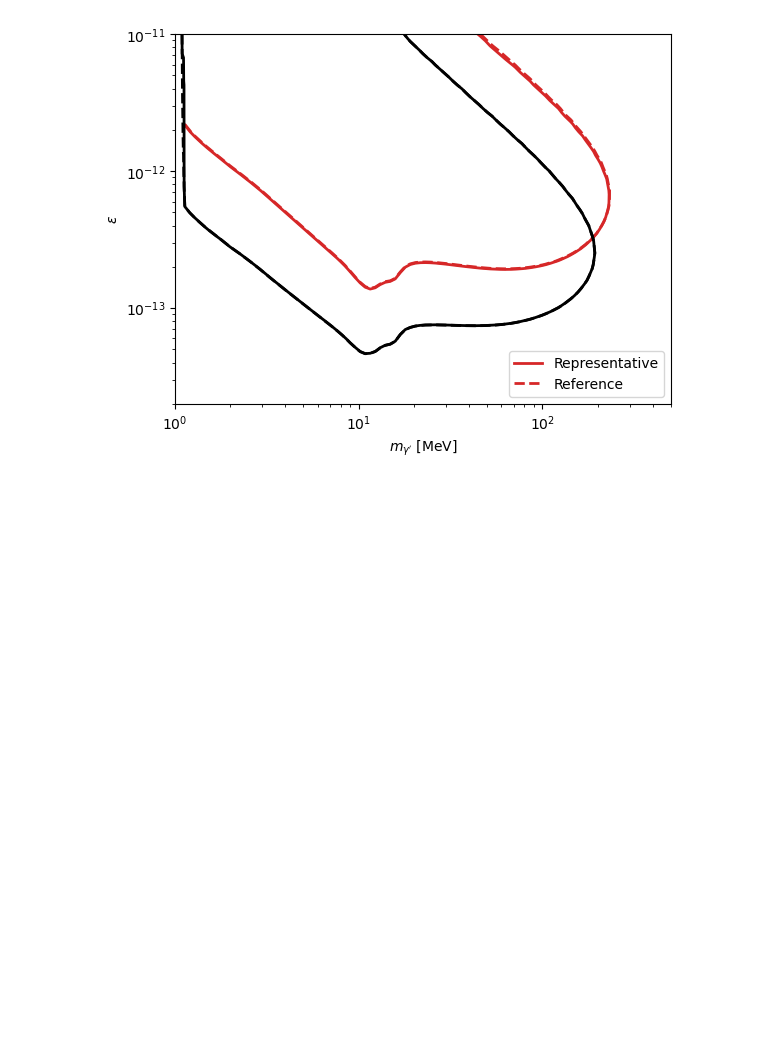
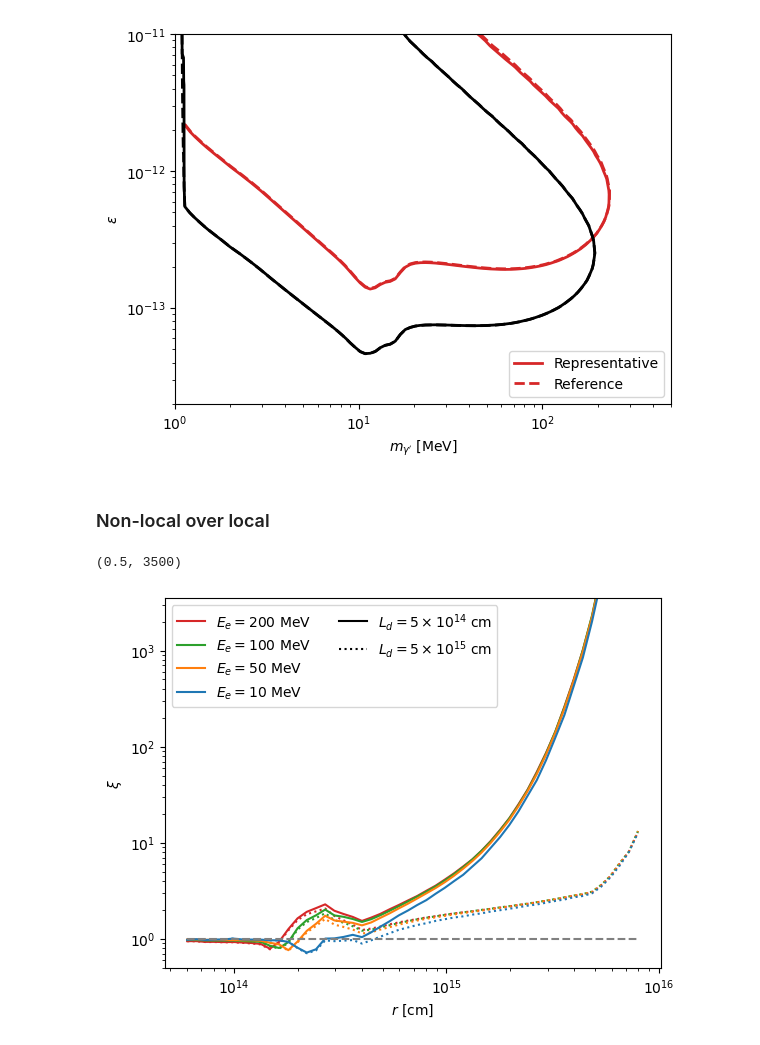
Before and after one commit to yenhsunlin/CSM_DP, a Jupyter notebook: plots.ipynb, the cells around one changed output. Saved outputs shown, nothing was run; the diff lists cells and outputs as text; code cells hidden in the pictures; blank space fills up the shorter version.

```diff
--- a/plots.ipynb
+++ b/plots.ipynb
@@ -831,3 +833,40 @@ plt.ylim(2e-14,1e-11)
 # %% [output]
 (2e-14, 1e-11)
 [figure]
+# %% [markdown]
+### Non-local over local
+# %%
+# Load data
+nonloc_over_local_dat = np.loadtxt('ratio.txt').T
+r_list = nonloc_over_local_dat[0]
+Ld2_dat = nonloc_over_local_dat[1:5] # 200 MeV, 100 MeV, 50 MeV, 10 MeV
+Ld1_dat = nonloc_over_local_dat[5:] # 200 MeV, 100 MeV, 50 MeV, 10 MeV
+# %%
+empty_handle = mpatches.Rectangle((0, 0), 1, 1, fill=False, edgecolor='none', visible=False)
+colors = ['C3','C2','C1','C0']
+fig,ax = plt.subplots()
+for i in range(4):
+    ax.plot(r_list,Ld2_dat[i],':',color=colors[i])
+
+plt1, = ax.plot(r_list,Ld1_dat[0],color='C3',label=r'$E_e=200$ MeV')
+plt2, = ax.plot(r_list,Ld1_dat[1],color='C2',label=r'$E_e=100$ MeV')
+plt3, = ax.plot(r_list,Ld1_dat[2],color='C1',label=r'$E_e=50$ MeV')
+plt4, = ax.plot(r_list,Ld1_dat[3],color='C0',label=r'$E_e=10$ MeV')
+ax.plot([r_list[0],r_list[-1]],[1,1],'--',color='gray')
+
+# plot for legend
+plt5, = ax.plot([1e14,1e14],[1e4,1e4],color='black',label=r'$L_d=5\times 10^{15}$ cm')
+plt6, = ax.plot([1e14,1e14],[1e4,1e4],':',color='black',label=r'$L_d=5\times 10^{14}$ cm')
+
+handles = [plt1, plt2, plt3, plt4, plt5, plt6, empty_handle, empty_handle]
+labels = [r'$E_e=200$ MeV', r'$E_e=100$ MeV', r'$E_e=50$ MeV', r'$E_e=10$ MeV', r'$L_d=5\times 10^{14}$ cm', r'$L_d=5\times 10^{15}$ cm', '', '']
+
+ax.set_xlabel(r'$r$ [cm]')
+ax.set_ylabel(r'$\xi$ ')
+ax.set_xscale('log')
+ax.legend(handles=handles, labels=labels, ncol=2)
+ax.set_yscale('log')
+ax.set_ylim(0.5,3500)
+# %% [output]
+(0.5, 3500)
+[figure, added]
```
Also changed, not shown: parts of 1 cell of this notebook, 1 other file.
